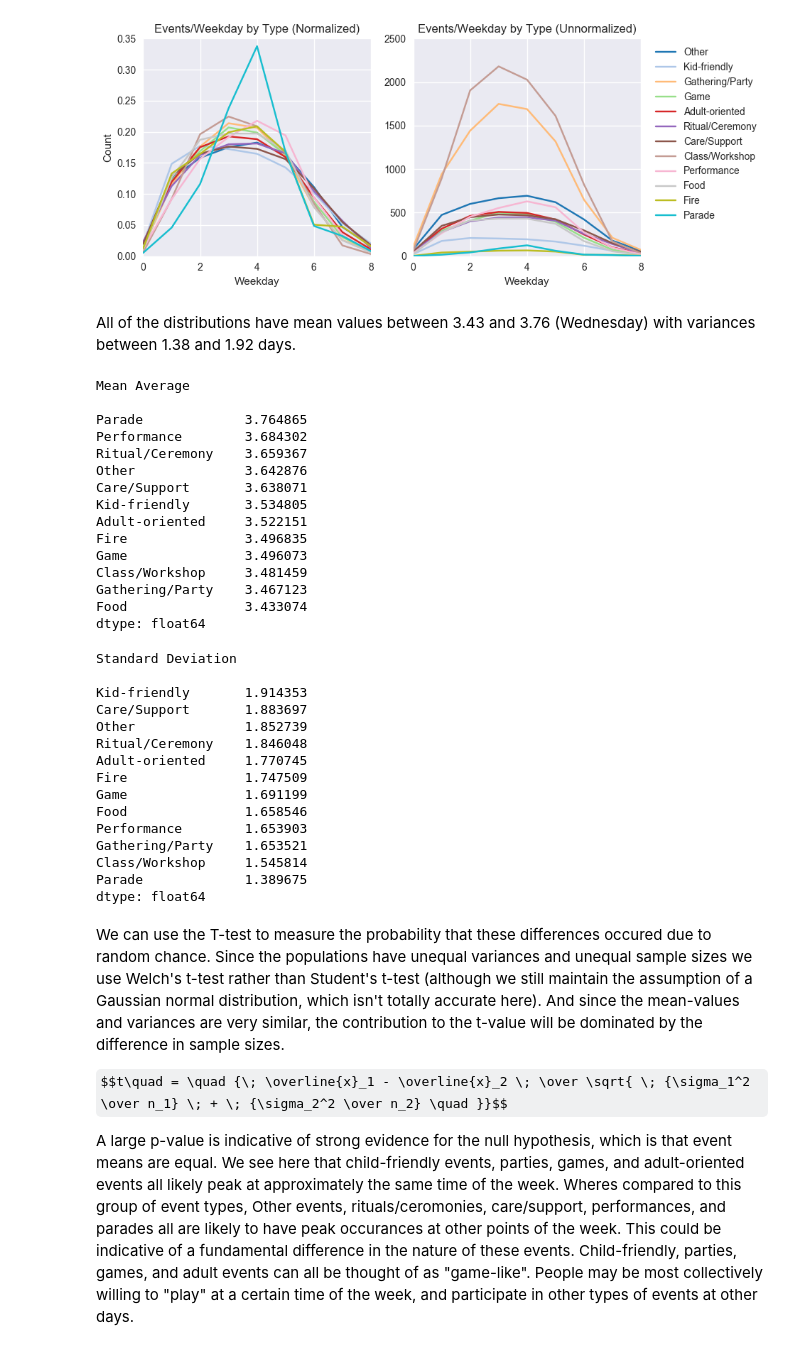
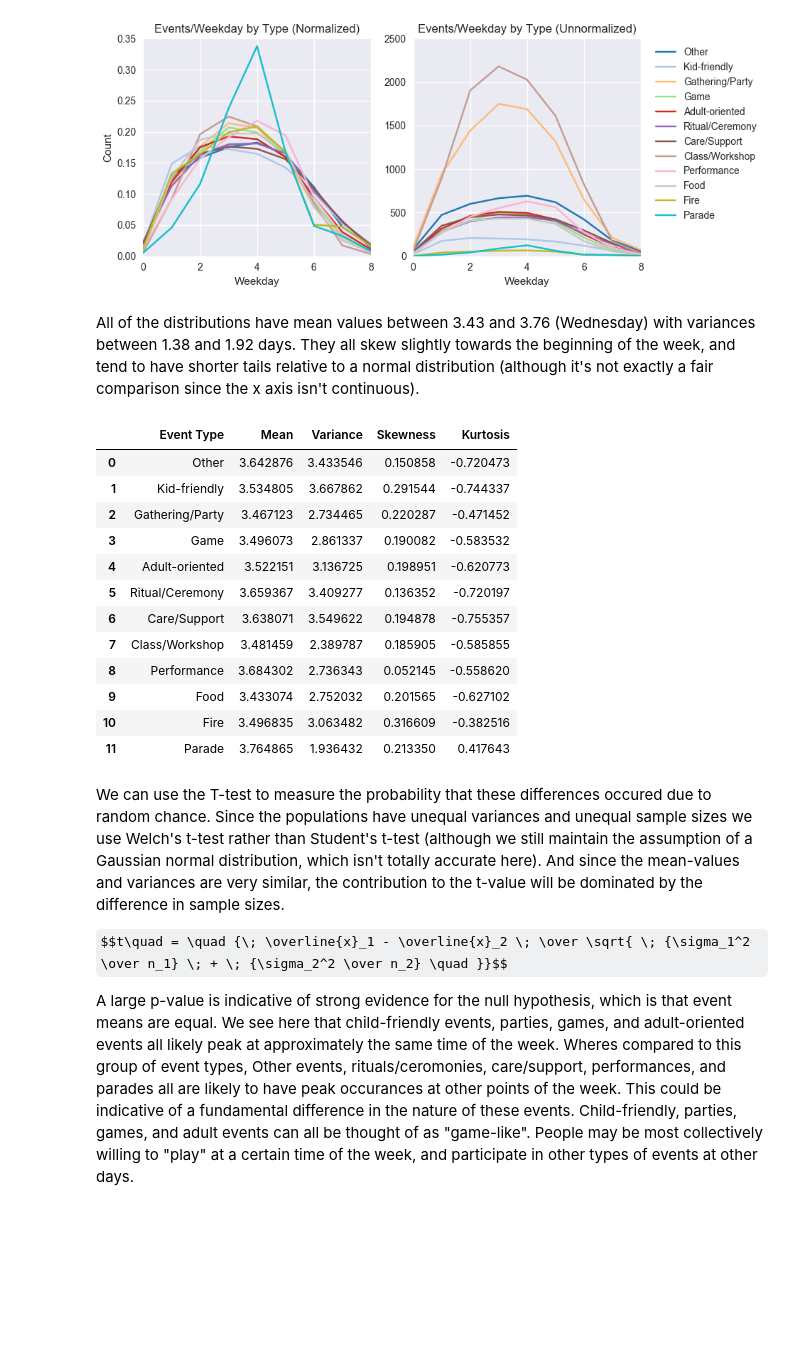
Before and after one commit to nikitabu/Playa_Events, a Jupyter notebook: Playa Events Analysis.ipynb, the cells around one changed output. Cells and saved outputs as stored; diff of their text form; code cells hidden in the pictures; some formulas as TeX source; blank space fills up the shorter version.

Commit message:
added skew, kurtosis to weekday analysis

```diff
--- a/Playa Events Analysis.ipynb
+++ b/Playa Events Analysis.ipynb
@@ -265,7 +265,7 @@ fig.tight_layout()
 # %% [output]
 [figure]
 # %% [markdown]
-All of the distributions have mean values between 3.43 and 3.76 (Wednesday) with variances between 1.38 and 1.92 days.
+All of the distributions have mean values between 3.43 and 3.76 (Wednesday) with variances between 1.38 and 1.92 days. They all skew slightly towards the beginning of the week, and tend to have shorter tails relative to a normal distribution (although it's not exactly a fair comparison since the x axis isn't continuous).
 # %%
 event_types = df['Type'].unique()
 days_of_week = ['Sunday', 'Monday', 'Tuesday', 'Wednesday', 'Thursday', 'Friday', 'Saturday', 'Sunday2', 'Monday2']
@@ -279,54 +279,32 @@ for event_type in event_types:
         df_temp[day] = (i+1)*df_temp[day].astype(int)
 
     counts[event_type] = [x-1 for x in list(df_temp.values.flatten()) if x != 0]
-# %%
-df_temp = pd.Series();
-
-for key in counts.keys():
-    df_temp[key] = np.mean(counts[key])
-
-print("Mean Average\n")
-print(df_temp.sort_values(ascending=False))
-# %% [output]
-Mean Average
-
-Parade             3.764865
-Performance        3.684302
-Ritual/Ceremony    3.659367
-Other              3.642876
-Care/Support       3.638071
-Kid-friendly       3.534805
-Adult-oriented     3.522151
-Fire               3.496835
-Game               3.496073
-Class/Workshop     3.481459
-Gathering/Party    3.467123
-Food               3.433074
-dtype: float64
-# %%
-df_temp = pd.Series();
-
-for key in counts.keys():
-    df_temp[key] = np.std(counts[key])
-
-print("Standard Deviation\n")
-print(df_temp.sort_values(ascending=False))
-# %% [output]
-Standard Deviation
-
-Kid-friendly       1.914353
-Care/Support       1.883697
-Other              1.852739
-Ritual/Ceremony    1.846048
-Adult-oriented     1.770745
-Fire               1.747509
-Game               1.691199
-Food               1.658546
-Performance        1.653903
-Gathering/Party    1.653521
-Class/Workshop     1.545814
-Parade             1.389675
-dtype: float64
+# %%
+df_temp = pd.DataFrame(columns=['Event Type', 'Mean', 'Variance', 'Skewness', 'Kurtosis'])
+
+for key in counts.keys():
+    results = describe(counts[key])
+
+    df_temp = df_temp.append({'Event Type': key,
+                              'Mean': results.mean,         'Variance': results.variance,
+                              'Skewness': results.skewness, 'Kurtosis': results.kurtosis},
+                              ignore_index=True)
+
+df_temp#.sort_values(by='Mean')
+# %% [output]
+|  | Event Type | Mean | Variance | Skewness | Kurtosis |
+| 0 | Other | 3.642876 | 3.433546 | 0.150858 | -0.720473 |
+| 1 | Kid-friendly | 3.534805 | 3.667862 | 0.291544 | -0.744337 |
+| 2 | Gathering/Party | 3.467123 | 2.734465 | 0.220287 | -0.471452 |
+| 3 | Game | 3.496073 | 2.861337 | 0.190082 | -0.583532 |
+| 4 | Adult-oriented | 3.522151 | 3.136725 | 0.198951 | -0.620773 |
+| 5 | Ritual/Ceremony | 3.659367 | 3.409277 | 0.136352 | -0.720197 |
+| 6 | Care/Support | 3.638071 | 3.549622 | 0.194878 | -0.755357 |
+| 7 | Class/Workshop | 3.481459 | 2.389787 | 0.185905 | -0.585855 |
+| 8 | Performance | 3.684302 | 2.736343 | 0.052145 | -0.558620 |
+| 9 | Food | 3.433074 | 2.752032 | 0.201565 | -0.627102 |
+| 10 | Fire | 3.496835 | 3.063482 | 0.316609 | -0.382516 |
+| 11 | Parade | 3.764865 | 1.936432 | 0.213350 | 0.417643 |
 # %% [markdown]
 We can use the T-test to measure the probability that these differences occured due to random chance. Since the populations have unequal variances and unequal sample sizes we use Welch's t-test rather than Student's t-test (although we still maintain the assumption of a Gaussian normal distribution, which isn't totally accurate here). And since the mean-values and variances are very similar, the contribution to the t-value will be dominated by the difference in sample sizes.
 
```
Also changed, not shown: parts of 2 cells of this notebook.
